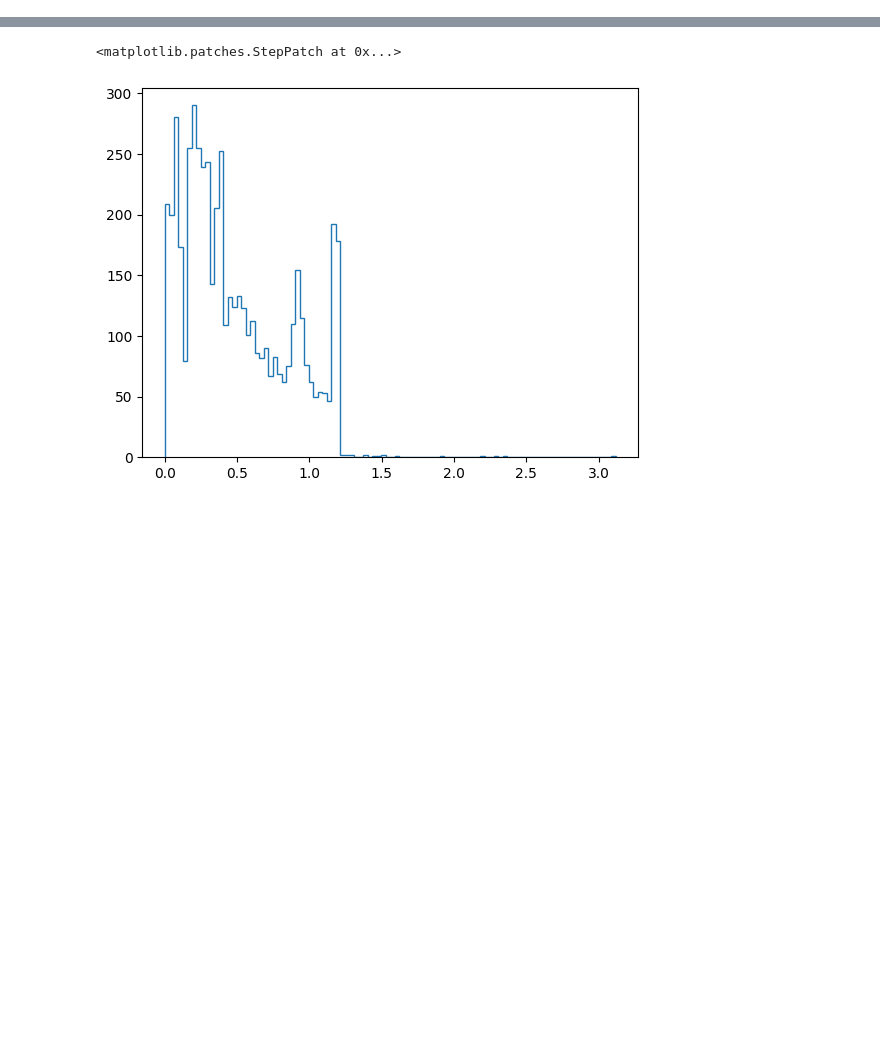
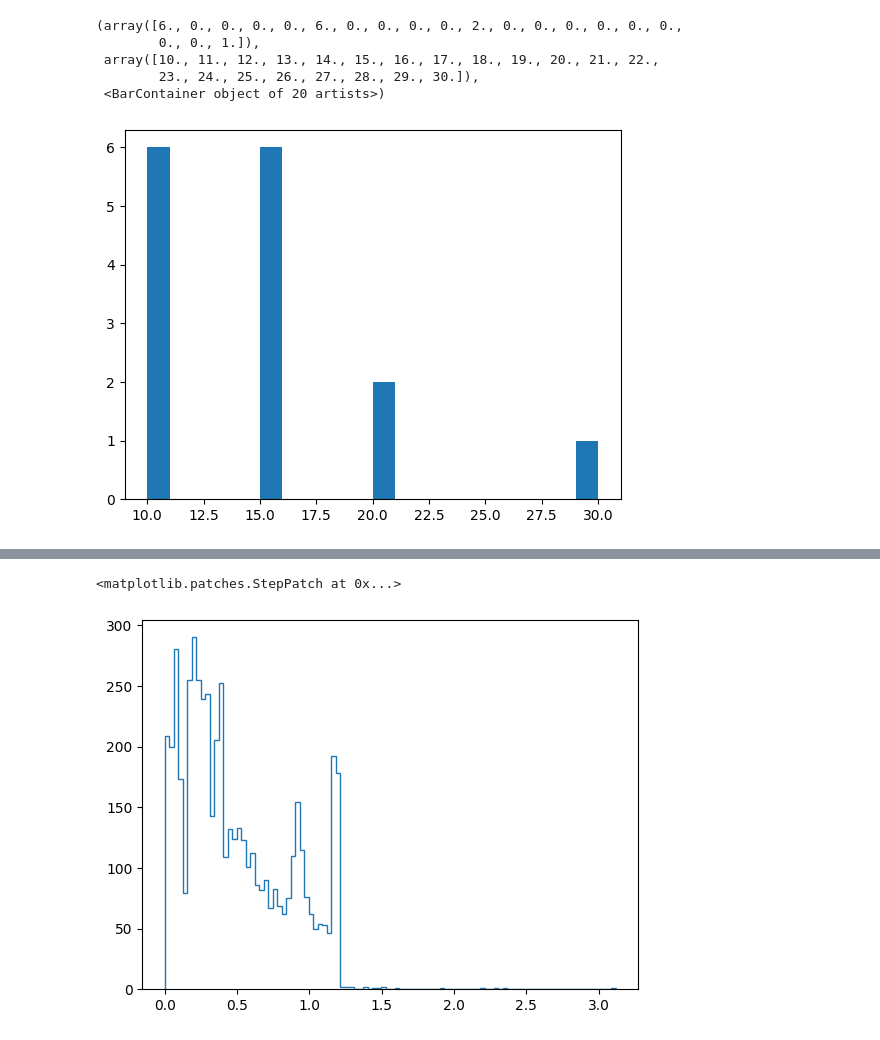
Before and after one commit to GeorgSommerer/bsc_thesis_pGRiNS, a Jupyter notebook: pgrins_cluster_explore.ipynb, the cells around one changed output, grey strips where cells are left out. Drawn from its saved outputs; the diff is of its cells as text; code cells hidden in the pictures; blank space fills up the shorter version.

```diff
--- a/pgrins_cluster_explore.ipynb
+++ b/pgrins_cluster_explore.ipynb
@@ -43,0 +83,11 @@ plt.hist(a.uns["clustering_results"]["scores"])
+# %%
+irange_df = pd.read_csv("Data/SimulResults_Racipe_1/KeggoRo_noG_ICnar/001/KeggoRo_noG_ICnar_init_conds_range_001.csv",sep="\t")
+# %%
+plt.hist(irange_df["Maximum"]-irange_df["Minimum"],bins=20)
+# %% [output]
+(array([6., 0., 0., 0., 0., 6., 0., 0., 0., 0., 2., 0., 0., 0., 0., 0., 0.,
+        0., 0., 1.]),
+ array([10., 11., 12., 13., 14., 15., 16., 17., 18., 19., 20., 21., 22.,
+        23., 24., 25., 26., 27., 28., 29., 30.]),
+ <BarContainer object of 20 artists>)
+[figure, added]
```
Also changed, not shown: parts of 16 cells of this notebook, 12 other files.
